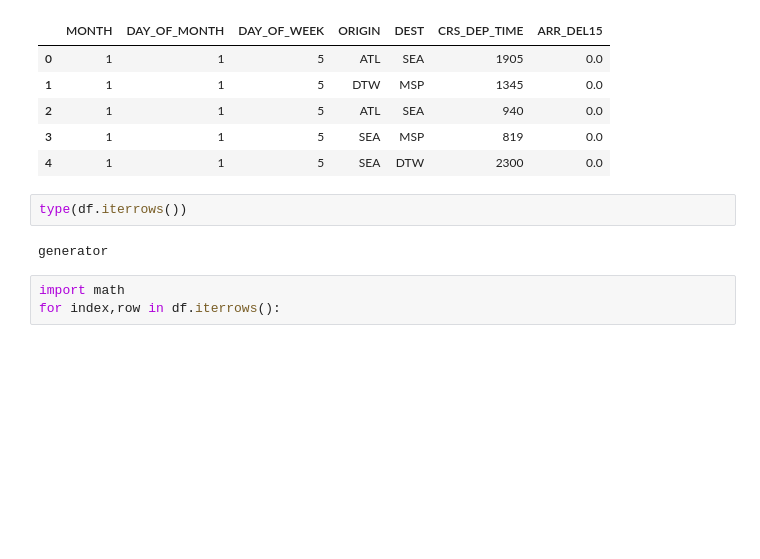
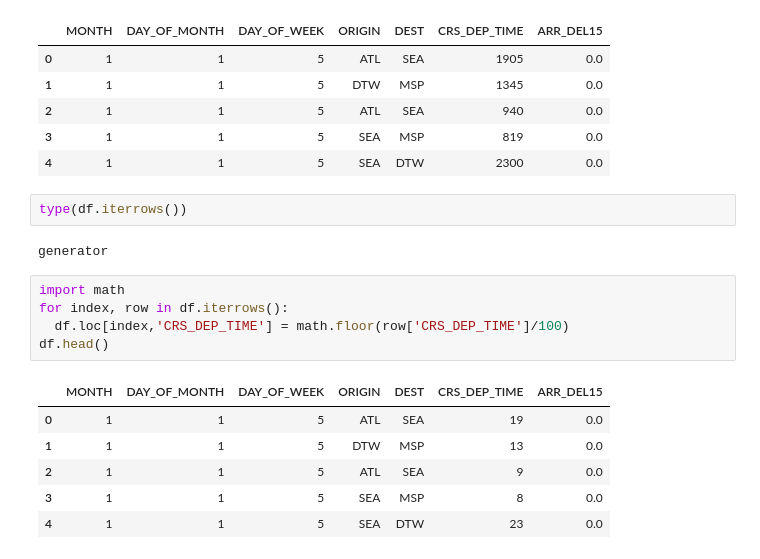
Before and after one commit to 0verflowme/ML-Learning, a Jupyter notebook: Untitled1.ipynb, the cells around one changed output. Drawn from its saved outputs; the diff is of its cells as text; blank space fills up the shorter version.

```diff
--- a/Untitled1.ipynb
+++ b/Untitled1.ipynb
@@ -153,4 +153,13 @@ type(df.iterrows())
 generator
 # %%
 import math
-for index,row in df.iterrows():
+for index, row in df.iterrows():
+  df.loc[index,'CRS_DEP_TIME'] = math.floor(row['CRS_DEP_TIME']/100)
+df.head()
+# %% [output]
+|  | MONTH | DAY_OF_MONTH | DAY_OF_WEEK | ORIGIN | DEST | CRS_DEP_TIME | ARR_DEL15 |
+| 0 | 1 | 1 | 5 | ATL | SEA | 19 | 0.0 |
+| 1 | 1 | 1 | 5 | DTW | MSP | 13 | 0.0 |
+| 2 | 1 | 1 | 5 | ATL | SEA | 9 | 0.0 |
+| 3 | 1 | 1 | 5 | SEA | MSP | 8 | 0.0 |
+| 4 | 1 | 1 | 5 | SEA | DTW | 23 | 0.0 |
```
Also changed, not shown: parts of 2 cells of this notebook.
